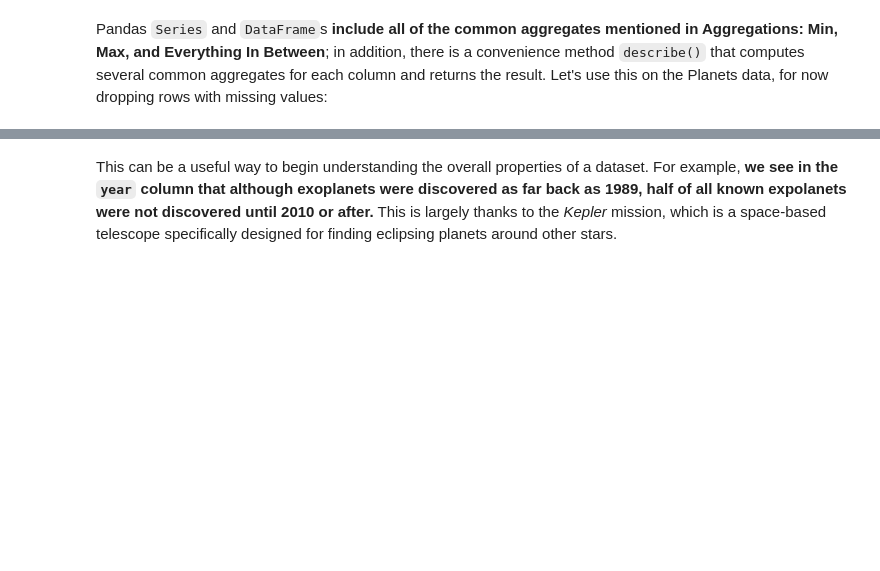
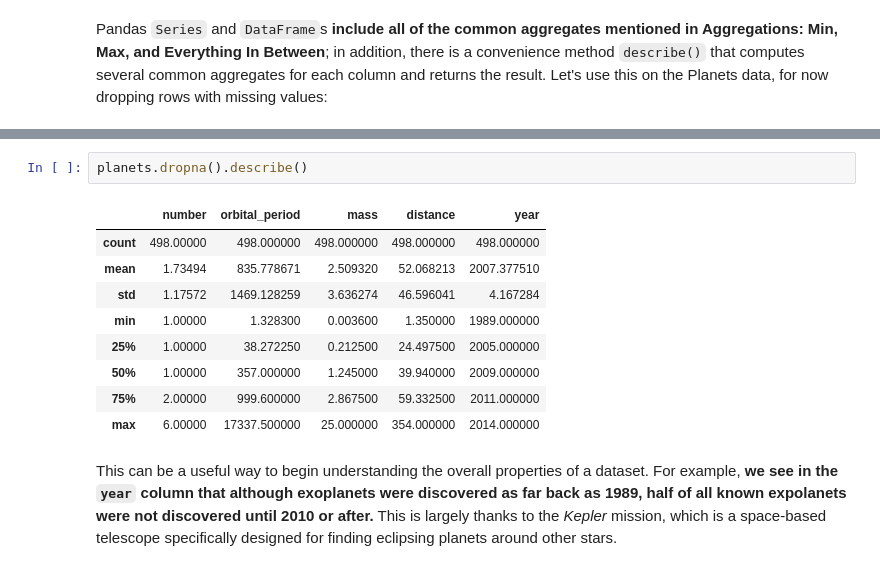
Before and after one commit to Clapiniella/thebridge, a Jupyter notebook: 1_Data_Analysis/semana_7/dia_3/Pandas_AggregationandGrouping.ipynb, the cells around one changed output, grey strips where cells are left out. Saved outputs shown, nothing was run; the diff lists cells and outputs as text; blank space fills up the shorter version.

```diff
--- a/1_Data_Analysis/semana_7/dia_3/Pandas_AggregationandGrouping.ipynb
+++ b/1_Data_Analysis/semana_7/dia_3/Pandas_AggregationandGrouping.ipynb
@@ -25,3 +110,15 @@ Let's use this on the Planets data, for now dropping rows with missing values:
+# %%
+planets.dropna().describe()
+# %% [output]
+|  | number | orbital_period | mass | distance | year |
+| count | 498.00000 | 498.000000 | 498.000000 | 498.000000 | 498.000000 |
+| mean | 1.73494 | 835.778671 | 2.509320 | 52.068213 | 2007.377510 |
+| std | 1.17572 | 1469.128259 | 3.636274 | 46.596041 | 4.167284 |
+| min | 1.00000 | 1.328300 | 0.003600 | 1.350000 | 1989.000000 |
+| 25% | 1.00000 | 38.272250 | 0.212500 | 24.497500 | 2005.000000 |
+| 50% | 1.00000 | 357.000000 | 1.245000 | 39.940000 | 2009.000000 |
+| 75% | 2.00000 | 999.600000 | 2.867500 | 59.332500 | 2011.000000 |
+| max | 6.00000 | 17337.500000 | 25.000000 | 354.000000 | 2014.000000 |
 # %% [markdown]
 This can be a useful way to begin understanding the overall properties of a dataset.
 For example, **we see in the ``year`` column that although exoplanets were discovered as far back as 1989, half of all known expolanets were not discovered until 2010 or after.**
```
Also changed, not shown: parts of 57 cells of this notebook.
